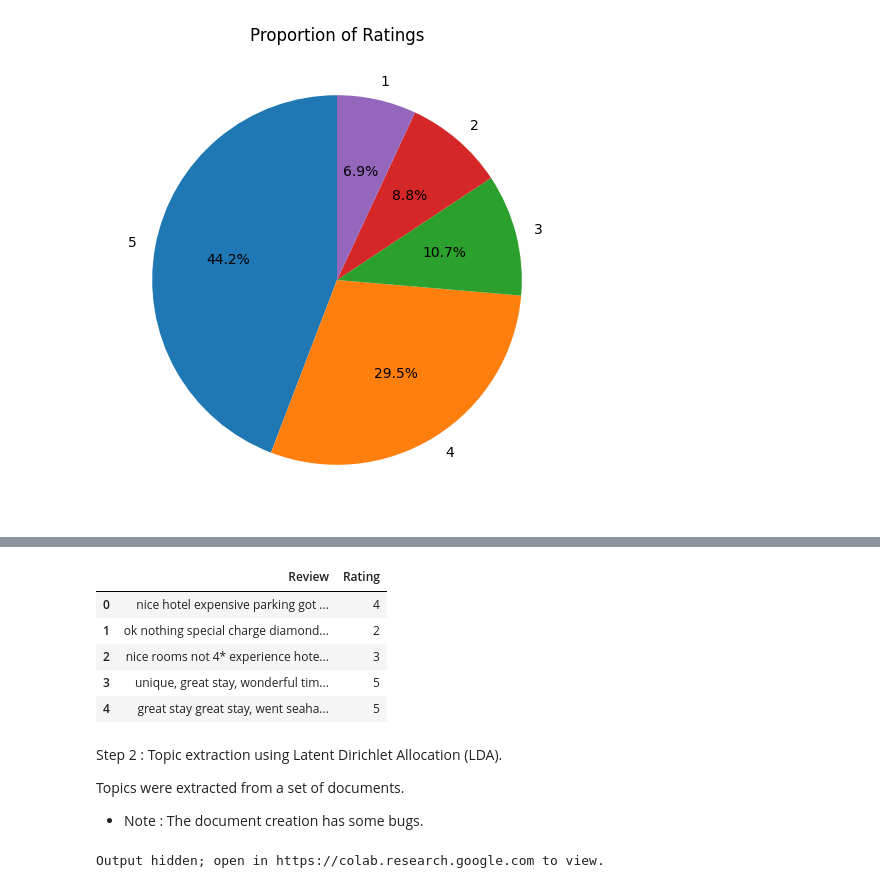
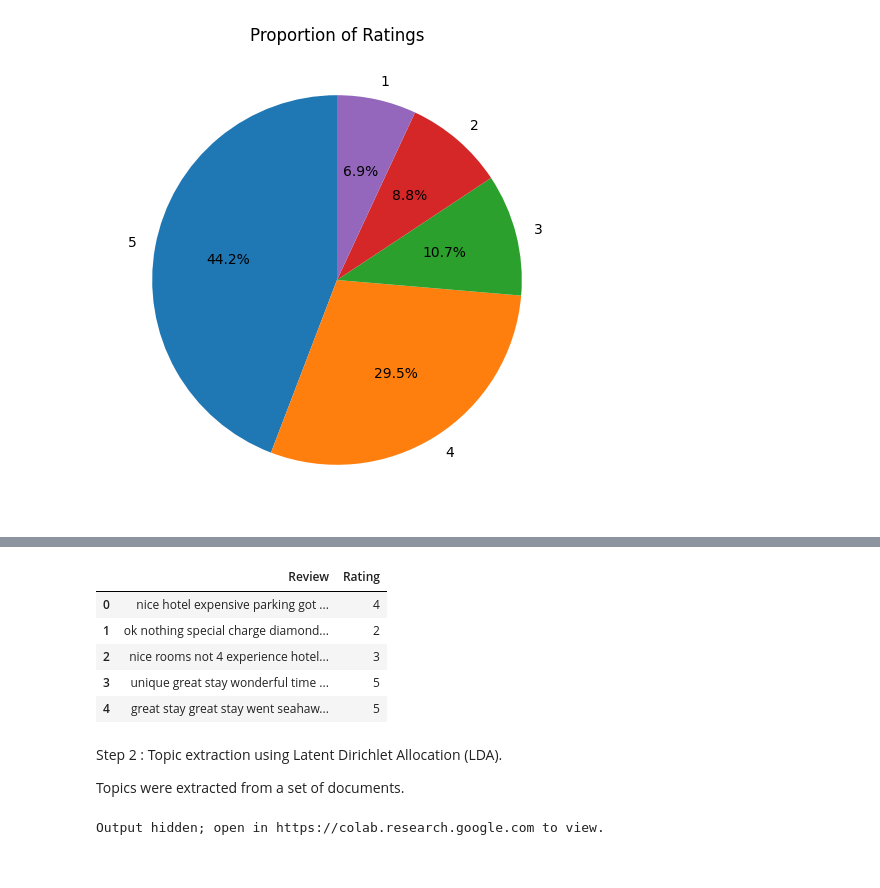
Before and after one commit to krishanuc/CapstoneSentimentAnalysis, a Jupyter notebook: TopicModeling-TripAdvisor.ipynb, the cells around one changed output, grey strips where cells are left out. Cells and saved outputs as stored; diff of their text form; code cells hidden in the pictures.

```diff
--- a/TopicModeling-TripAdvisor.ipynb
+++ b/TopicModeling-TripAdvisor.ipynb
@@ -41,6 +42,7 @@ print(list(ta_reviews_df.columns))
 ta_reviews_df['Review'] = ta_reviews_df['Review'].astype('string')
 print(ta_reviews_df['Review'].dtypes)
 
+pd.set_option('display.max_colwidth', None)
 ta_reviews_df.head()
 # %% [output]
 object
@@ -86,6 +88,11 @@ _ = plt.title('Proportion of Ratings')
 [figure]
 # %%
 import re
+
+# Convert Review column as string
+ta_reviews_df['Review'] = ta_reviews_df['Review'].astype('string')
+
+print(ta_reviews_df.dtypes)
 
 # Some basic pre-processing
 # Remove links
@@ -97,10 +104,11 @@ ta_reviews_df['Review'] = ta_reviews_df['Review'].apply(lambda x: x.replace('@',
 # Remove hashtag symbol
 ta_reviews_df['Review'] = ta_reviews_df['Review'].apply(lambda x: x.replace('#', ''))
 
+# Remove punctuations
+ta_reviews_df['Review'] = ta_reviews_df['Review'].astype('string').apply(lambda x: re.sub(r"[^\w\s]", '',x))
+
 # Convert all text to lower case (this helps in vectorization and training)
 ta_reviews_df['Review'] = ta_reviews_df['Review'].apply(lambda x: x.lower())
-
-print(ta_reviews_df.dtypes)
 
 # Convert Review column as string
 ta_reviews_df['Review'] = ta_reviews_df['Review'].astype('string')
@@ -110,5 +118,7 @@ ta_reviews_df['Review'] = ta_reviews_df['Review'].astype('string')
 # Print info after pre-processing
 #print(ta_reviews_df.info())
 
+pd.set_option('display.max_colwidth', None)
+
 ta_reviews_df.head()
 # %% [output]
@@ -117,15 +127,14 @@ Rating     int64
 dtype: object
 |  | Review | Rating |
 | 0 | nice hotel expensive parking got ... | 4 |
 | 1 | ok nothing special charge diamond... | 2 |
-| 2 | nice rooms not 4* experience hote... | 3 |
-| 3 | unique, great stay, wonderful tim... | 5 |
-| 4 | great stay great stay, went seaha... | 5 |
+| 2 | nice rooms not 4 experience hotel... | 3 |
+| 3 | unique great stay wonderful time ... | 5 |
+| 4 | great stay great stay went seahaw... | 5 |
 # %% [markdown]
 Step 2 : Topic extraction using Latent Dirichlet Allocation (LDA).
 
 Topics were extracted from a set of documents.
-* Note : The document creation has some bugs.
 # %%
 import gensim
 from gensim import corpora
```
Also changed, not shown: parts of 4 cells of this notebook.
